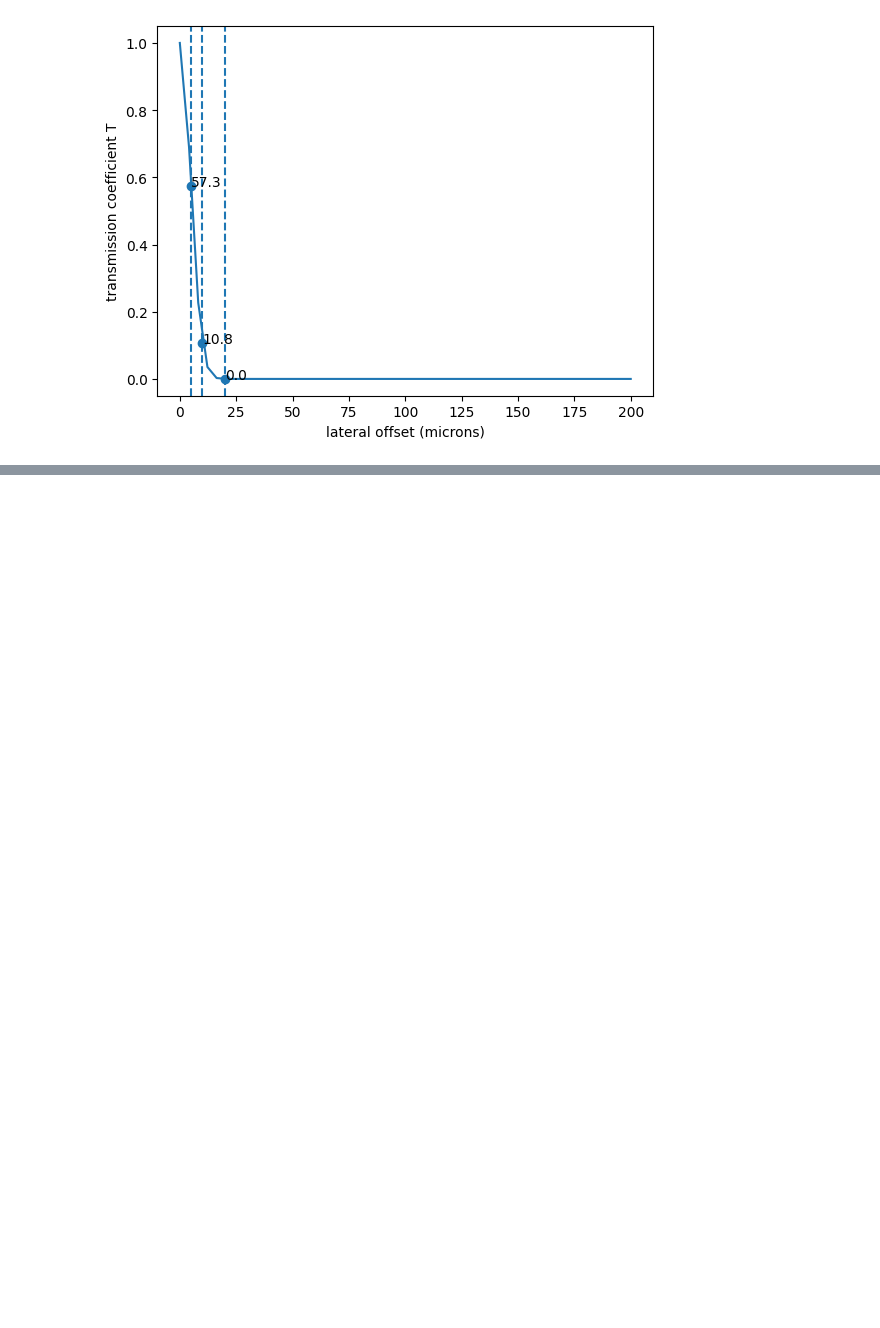
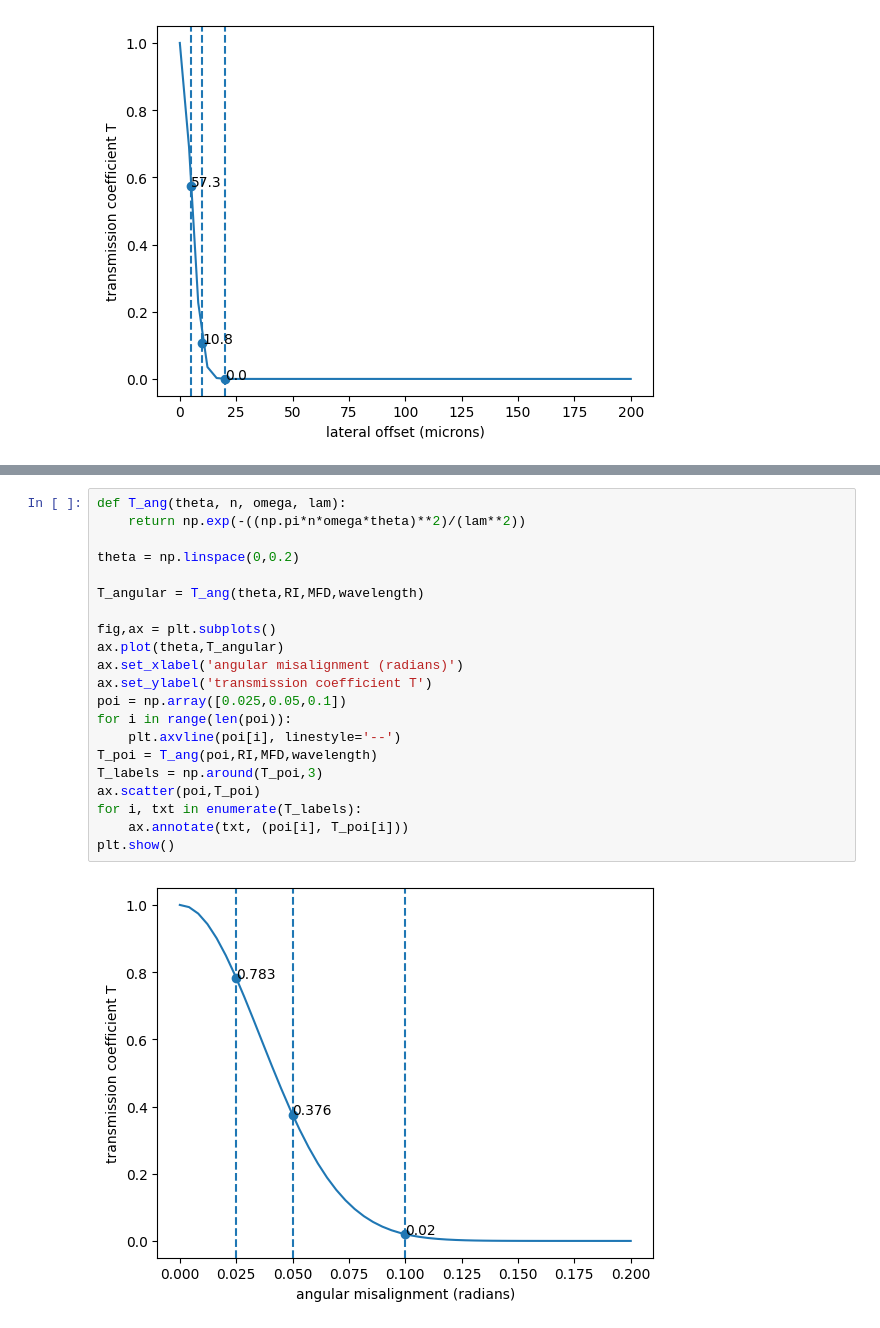
Before and after one commit to holly-faith/UCL2024, a Jupyter notebook: FiberTrapLosses.ipynb, the cells around one changed output, grey strips where cells are left out. Saved outputs shown, nothing was run; the diff lists cells and outputs as text; blank space fills up the shorter version.

```diff
--- a/FiberTrapLosses.ipynb
+++ b/FiberTrapLosses.ipynb
@@ -85,0 +93,23 @@ plt.show()
+# %%
+def T_ang(theta, n, omega, lam):
+    return np.exp(-((np.pi*n*omega*theta)**2)/(lam**2))
+
+theta = np.linspace(0,0.2)
+
+T_angular = T_ang(theta,RI,MFD,wavelength)
+
+fig,ax = plt.subplots()
+ax.plot(theta,T_angular)
+ax.set_xlabel('angular misalignment (radians)')
+ax.set_ylabel('transmission coefficient T')
+poi = np.array([0.025,0.05,0.1])
+for i in range(len(poi)):
+    plt.axvline(poi[i], linestyle='--')
+T_poi = T_ang(poi,RI,MFD,wavelength)
+T_labels = np.around(T_poi,3)
+ax.scatter(poi,T_poi)
+for i, txt in enumerate(T_labels):
+    ax.annotate(txt, (poi[i], T_poi[i]))
+plt.show()
+# %% [output]
+[figure, added]
```
Also changed, not shown: parts of 4 cells of this notebook.
